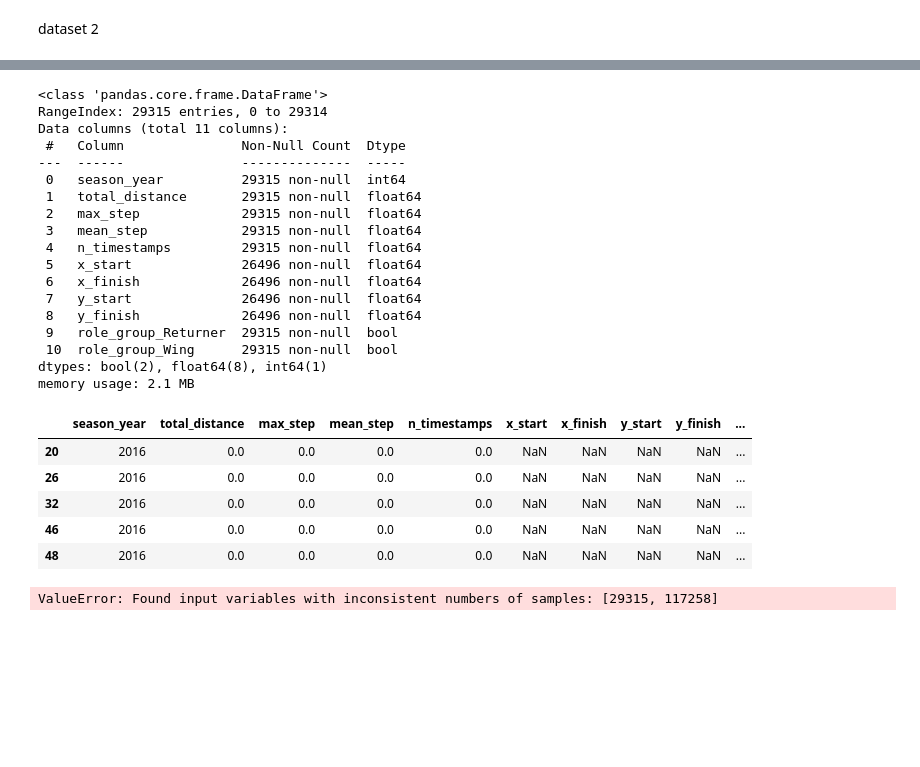
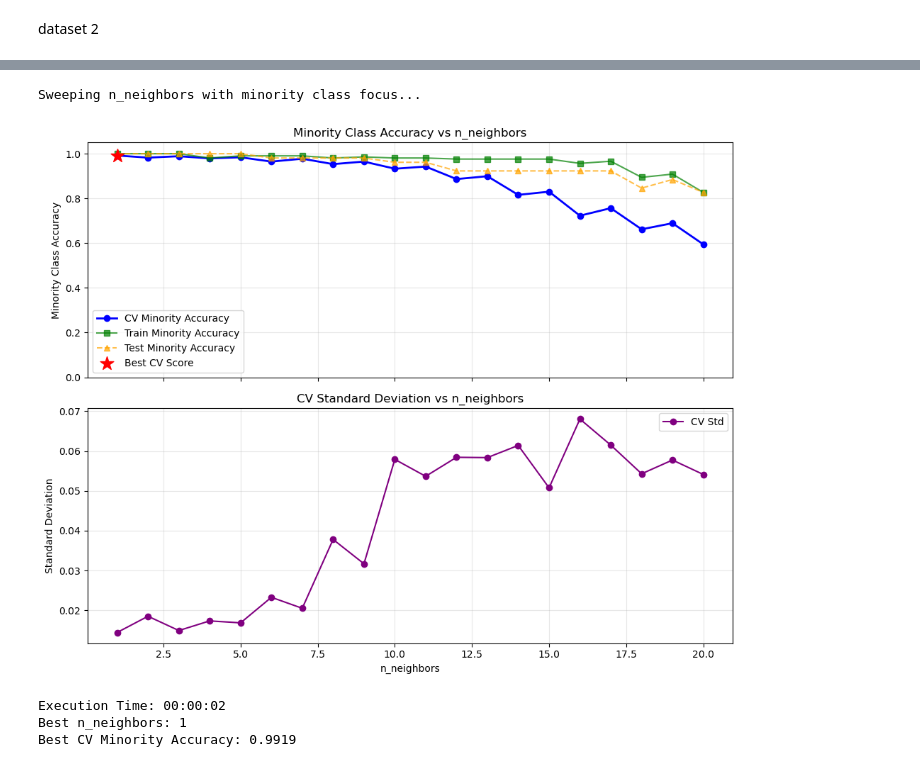
Before and after one commit to shmorhunmsds/summer_milestone_2, a Jupyter notebook: summer_milestone2_week8.ipynb, the cells around one changed output, grey strips where cells are left out. Cells and saved outputs as stored; diff of their text form; code cells hidden in the pictures; blank space fills up the shorter version.

Commit message:
plugged in new data to week 8

```diff
--- a/summer_milestone2_week8.ipynb
+++ b/summer_milestone2_week8.ipynb
@@ -1093,30 +1040,0 @@ dtype: int64
-# %%
-X_train.info()
-# %% [output]
-<class 'pandas.core.frame.DataFrame'>
-RangeIndex: 29315 entries, 0 to 29314
-Data columns (total 11 columns):
- #   Column               Non-Null Count  Dtype
----  ------               --------------  -----
- 0   season_year          29315 non-null  int64
- 1   total_distance       29315 non-null  float64
- 2   max_step             29315 non-null  float64
- 3   mean_step            29315 non-null  float64
- 4   n_timestamps         29315 non-null  float64
- 5   x_start              26496 non-null  float64
- 6   x_finish             26496 non-null  float64
- 7   y_start              26496 non-null  float64
- 8   y_finish             26496 non-null  float64
- 9   role_group_Returner  29315 non-null  bool
- 10  role_group_Wing      29315 non-null  bool
-dtypes: bool(2), float64(8), int64(1)
-memory usage: 2.1 MB
-# %%
-X_train.query('x_start.isna()', engine='python').head()
-# %% [output]
-|  | season_year | total_distance | max_step | mean_step | n_timestamps | x_start | x_finish | y_start | y_finish | ... |
-| 20 | 2016 | 0.0 | 0.0 | 0.0 | 0.0 | NaN | NaN | NaN | NaN | ... |
-| 26 | 2016 | 0.0 | 0.0 | 0.0 | 0.0 | NaN | NaN | NaN | NaN | ... |
-| 32 | 2016 | 0.0 | 0.0 | 0.0 | 0.0 | NaN | NaN | NaN | NaN | ... |
-| 46 | 2016 | 0.0 | 0.0 | 0.0 | 0.0 | NaN | NaN | NaN | NaN | ... |
-| 48 | 2016 | 0.0 | 0.0 | 0.0 | 0.0 | NaN | NaN | NaN | NaN | ... |
@@ -1135,17 +1040,0 @@ y_train = y_train.values.ravel()
-# %%
-
-from sklearn.neighbors import KNeighborsClassifier
-
-first_run = run_classifier_model(
-    model=KNeighborsClassifier(n_neighbors=5),
-    X_train=X_train_scaled,
-    y_train=y_train,
-    X_test=X_test_scaled,
-    y_test=y_test,
-    scoring='roc_auc',
-    n_repeats=3,
-    verbose=True
-)
-print(f"First run results: {first_run}")
-# %% [output]
-ValueError: Found input variables with inconsistent numbers of samples: [29315, 117258]
@@ -1151,0 +1068,25 @@ ValueError: Found input variables with inconsistent numbers of samples: [29315,
+# %%
+from sklearn.neighbors import KNeighborsClassifier
+
+# Use your parameter sweep on the resampled training data
+base_params = {}
+k_values = list(range(1, 21))
+
+best_params = sweep_injury_classifier_parameter(
+    model=KNeighborsClassifier,
+    Parameters=base_params,
+    param='n_neighbors',
+    parameter_list=k_values,
+    X_train=X_param_train,  # Subset of resampled training data
+    y_train=y_param_train,
+    X_test=X_param_val,     # Validation split from resampled data
+    y_test=y_param_val,
+    n_repeats=3,
+    verbose=True
+)
+# %% [output]
+Sweeping n_neighbors with minority class focus...
+[figure, added]
+Execution Time: 00:00:02
+Best n_neighbors: 1
+Best CV Minority Accuracy: 0.9919
```
Also changed, not shown: parts of 18 cells of this notebook.
